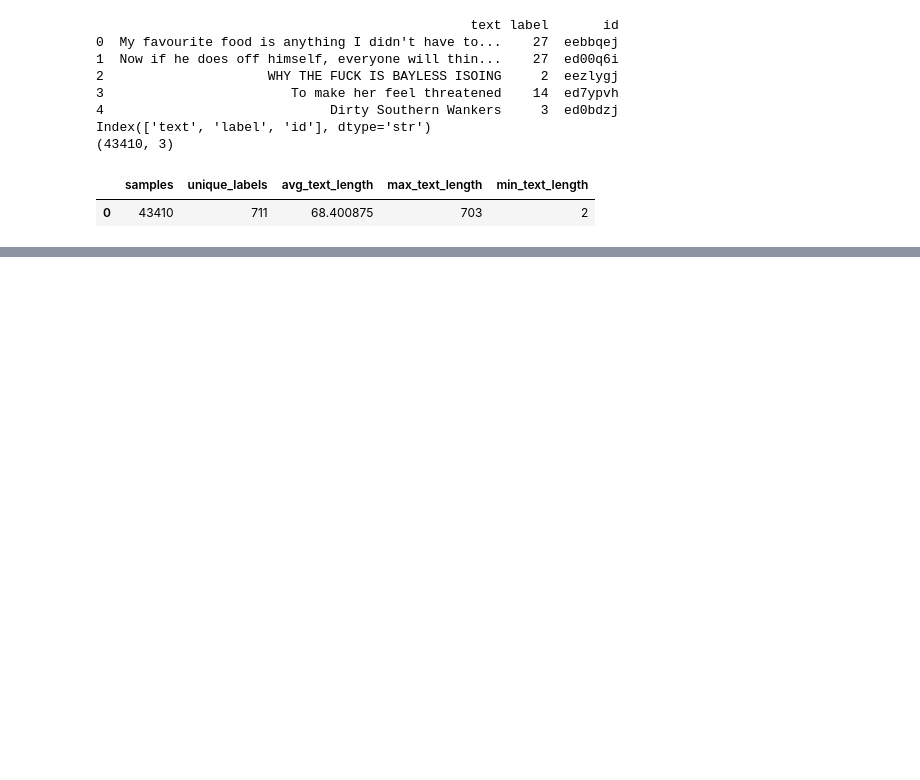
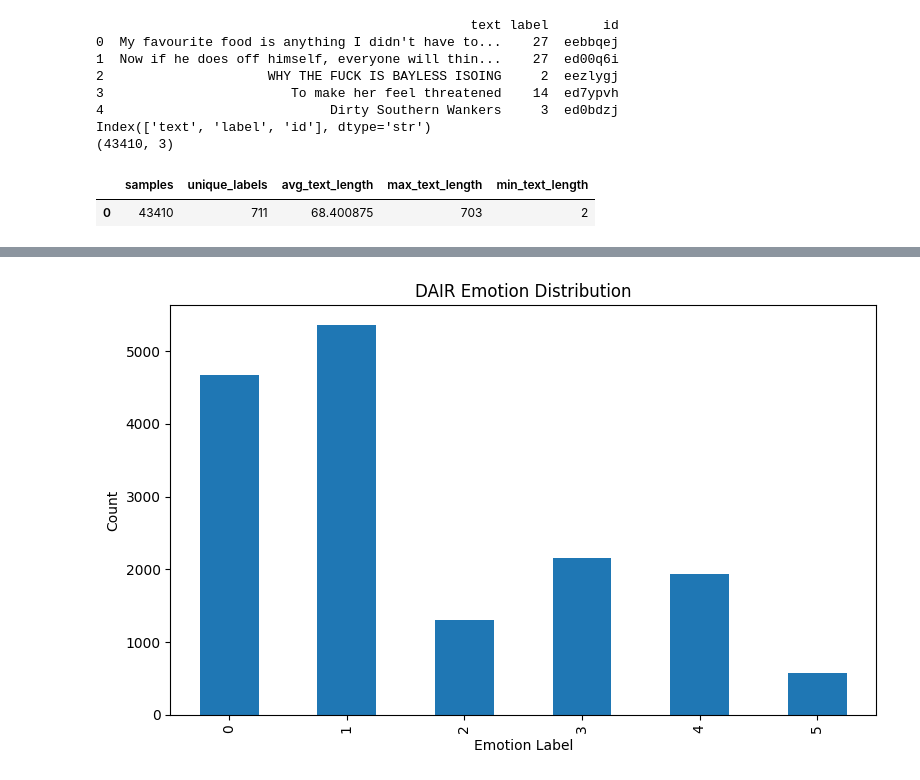
Before and after one commit to raesha-dev/Milo, a Jupyter notebook: research_nlp_xai/notebooks/01_data_exploration.ipynb, the cells around one changed output, grey strips where cells are left out. Saved outputs shown, nothing was run; the diff lists cells and outputs as text; code cells hidden in the pictures; blank space fills up the shorter version.

```diff
--- a/research_nlp_xai/notebooks/01_data_exploration.ipynb
+++ b/research_nlp_xai/notebooks/01_data_exploration.ipynb
@@ -123,0 +161,19 @@ pd.DataFrame([stats]).to_csv(
+# %%
+label_counts = dair["label"].value_counts().sort_index()
+
+plt.figure(figsize=(8,5))
+label_counts.plot(kind="bar")
+
+plt.title("DAIR Emotion Distribution")
+plt.xlabel("Emotion Label")
+plt.ylabel("Count")
+
+plt.tight_layout()
+
+plt.savefig(
+    "../figures/dair_distribution.png"
+)
+
+plt.show()
+# %% [output]
+[figure, added]
```
Also changed, not shown: parts of 7 cells of this notebook, 2 other files.
